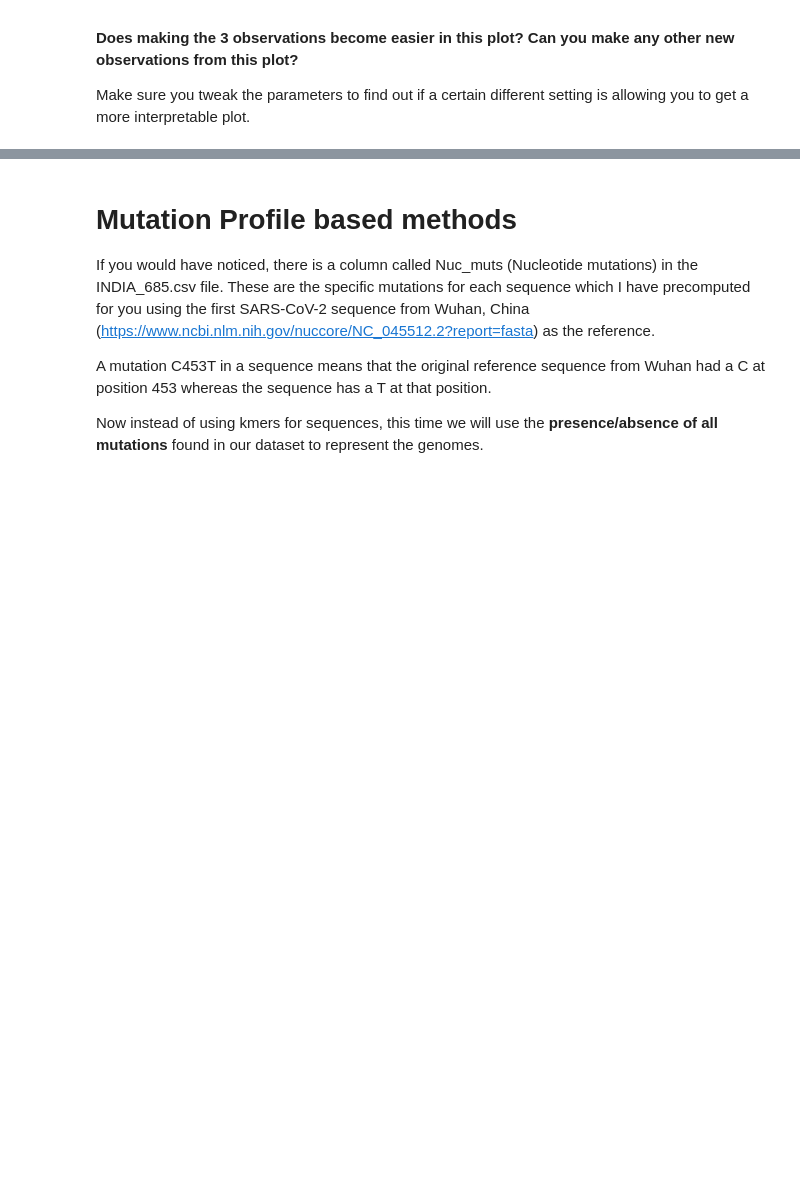
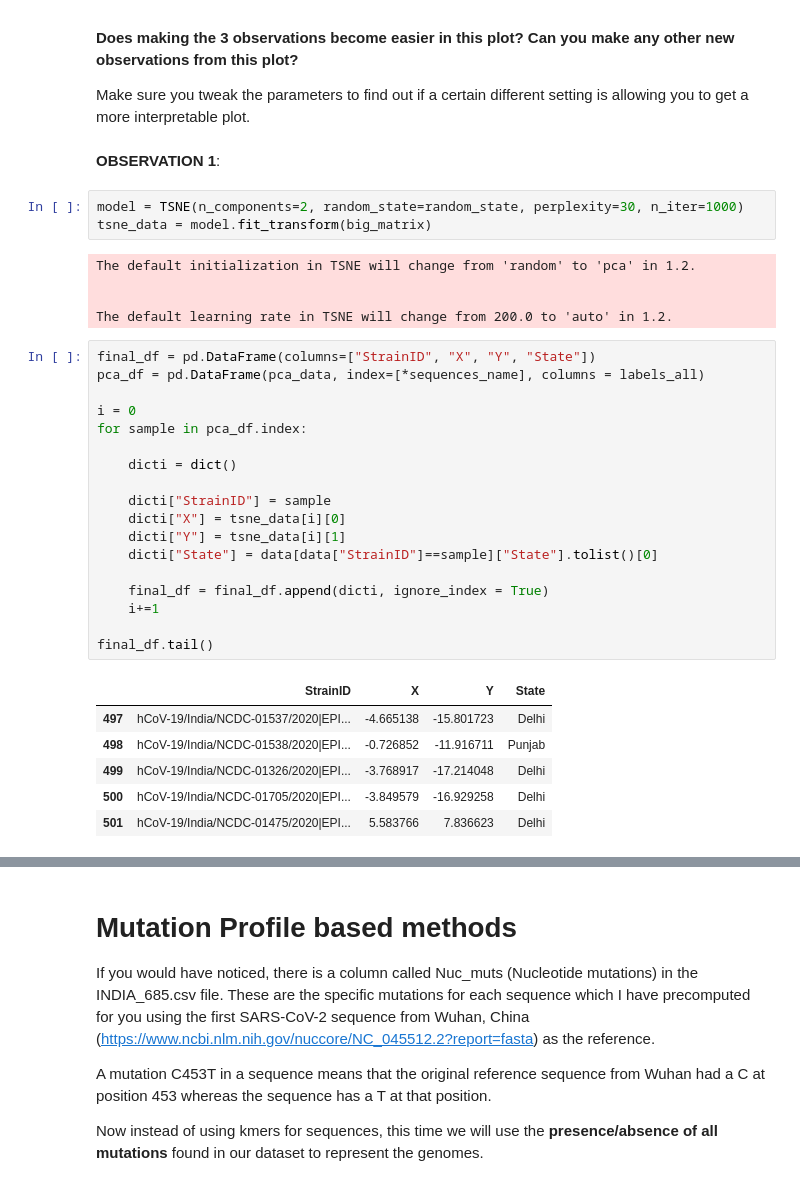
Before and after one commit to Prudhvi2k3/FMML_COURSE_ASSIGNMENT, a Jupyter notebook: Project_Module2.ipynb, the cells around one changed output, grey strips where cells are left out. Cells and saved outputs as stored; diff of their text form; blank space fills up the shorter version.

```diff
--- a/Project_Module2.ipynb
+++ b/Project_Module2.ipynb
@@ -337,3 +337,38 @@ You should get a plot similar to this:
 Can you make any other new observations from this plot?**
 
 Make sure you tweak the parameters to find out if a certain different setting is allowing you to get a more interpretable plot.
+# %% [markdown]
+**OBSERVATION 1**:
+# %%
+model = TSNE(n_components=2, random_state=random_state, perplexity=30, n_iter=1000)
+tsne_data = model.fit_transform(big_matrix)
+# %% [output]
+The default initialization in TSNE will change from 'random' to 'pca' in 1.2.
+
+
+The default learning rate in TSNE will change from 200.0 to 'auto' in 1.2.
+# %%
+final_df = pd.DataFrame(columns=["StrainID", "X", "Y", "State"])
+pca_df = pd.DataFrame(pca_data, index=[*sequences_name], columns = labels_all)
+
+i = 0
+for sample in pca_df.index:
+
+    dicti = dict()
+
+    dicti["StrainID"] = sample
+    dicti["X"] = tsne_data[i][0]
+    dicti["Y"] = tsne_data[i][1]
+    dicti["State"] = data[data["StrainID"]==sample]["State"].tolist()[0]
+
+    final_df = final_df.append(dicti, ignore_index = True)
+    i+=1
+
+final_df.tail()
+# %% [output]
+|  | StrainID | X | Y | State |
+| 497 | hCoV-19/India/NCDC-01537/2020|EPI... | -4.665138 | -15.801723 | Delhi |
+| 498 | hCoV-19/India/NCDC-01538/2020|EPI... | -0.726852 | -11.916711 | Punjab |
+| 499 | hCoV-19/India/NCDC-01326/2020|EPI... | -3.768917 | -17.214048 | Delhi |
+| 500 | hCoV-19/India/NCDC-01705/2020|EPI... | -3.849579 | -16.929258 | Delhi |
+| 501 | hCoV-19/India/NCDC-01475/2020|EPI... | 5.583766 | 7.836623 | Delhi |
```
Also changed, not shown: parts of 5 cells of this notebook.
